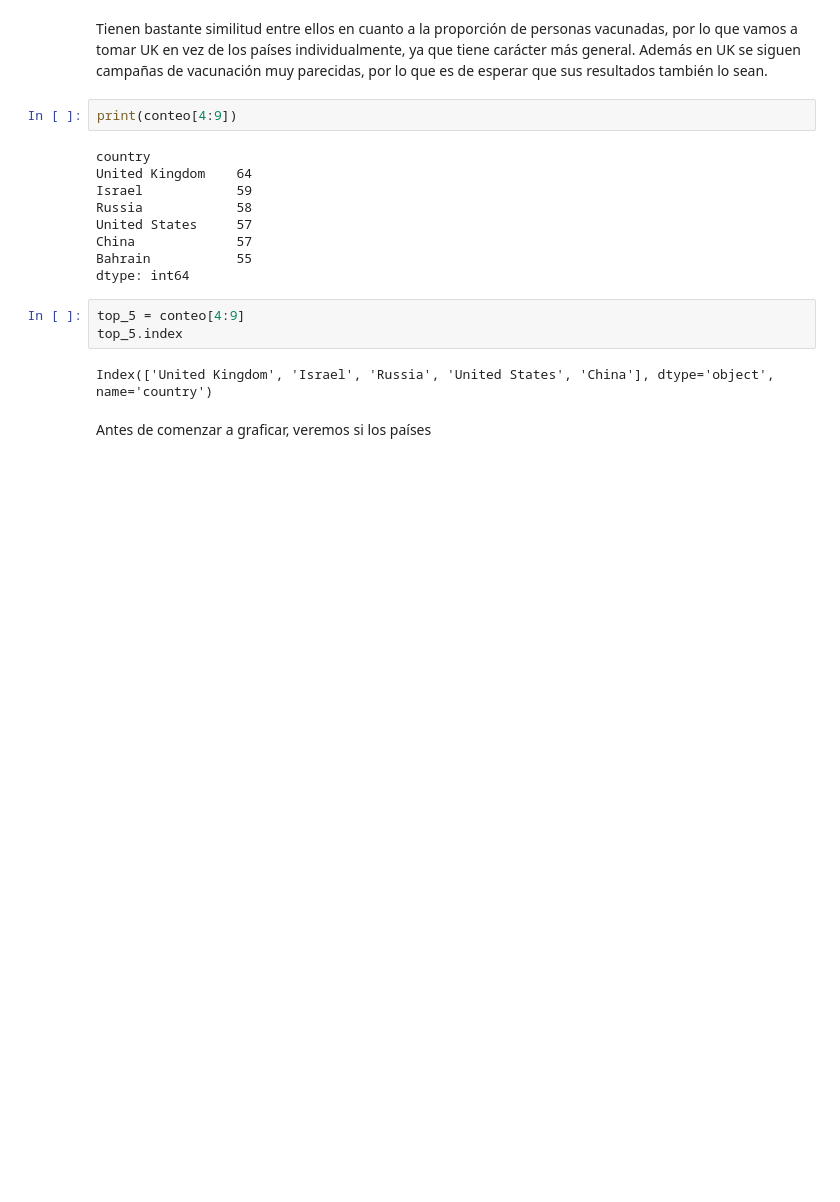
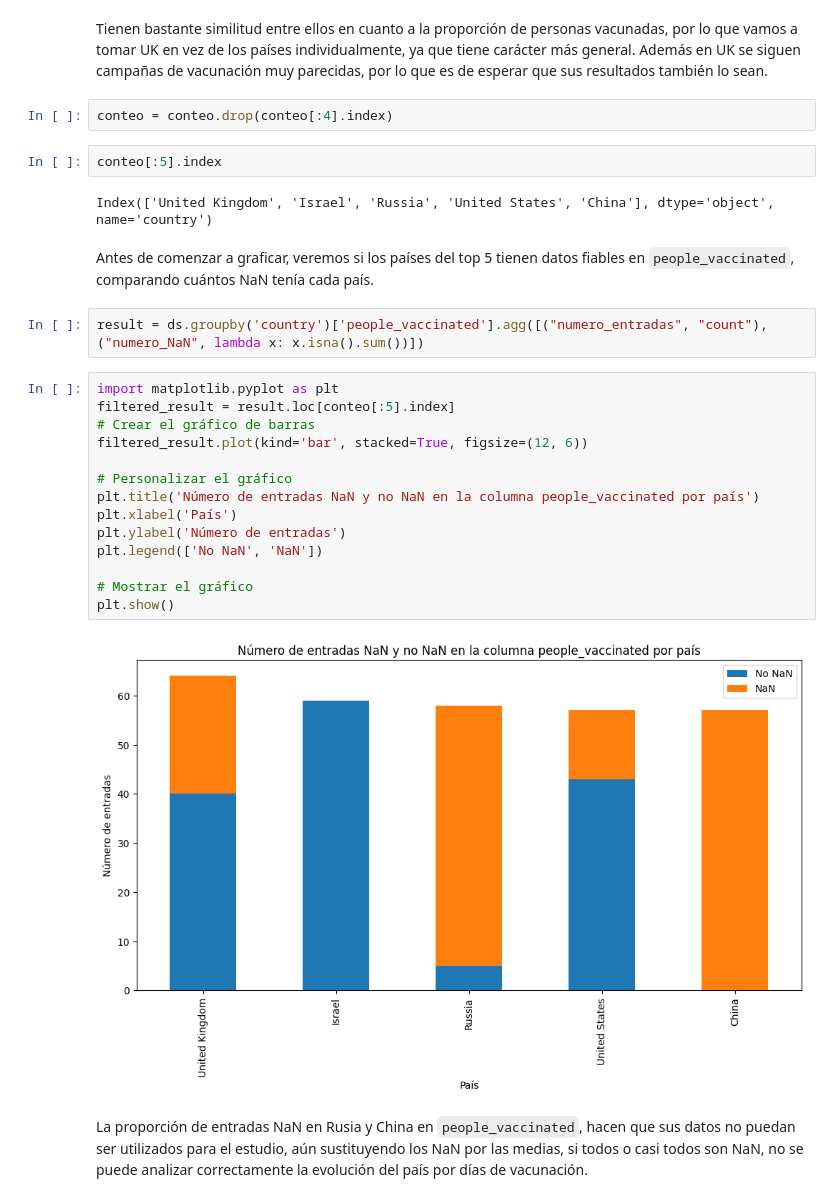
Before and after one commit to CeliaDiazSanchez/Data-Mining, a Jupyter notebook: LAB01_Ana_pruebas.ipynb, the cells around one changed output. Saved outputs shown, nothing was run; the diff lists cells and outputs as text; blank space fills up the shorter version.

Commit message:
casi acabado :D

```diff
--- a/LAB01_Ana_pruebas.ipynb
+++ b/LAB01_Ana_pruebas.ipynb
@@ -365,21 +365,31 @@ plt.show()
 [figure]
 # %% [markdown]
 Tienen bastante similitud entre ellos en cuanto a la proporción de personas vacunadas, por lo que vamos a tomar UK en vez de los países individualmente, ya que tiene carácter más general. Además en UK se siguen campañas de vacunación muy parecidas, por lo que es de esperar que sus resultados también lo sean.
-# %%
-print(conteo[4:9])
-# %% [output]
-country
-United Kingdom    64
-Israel            59
-Russia            58
-United States     57
-China             57
-Bahrain           55
-dtype: int64
 # %%
-top_5 = conteo[4:9]
-top_5.index
+conteo = conteo.drop(conteo[:4].index)
-# %% [output]
-Index(['United Kingdom', 'Israel', 'Russia', 'United States', 'China'], dtype='object', name='country')
+# %%
+conteo[:5].index
+# %% [output]
+Index(['United Kingdom', 'Israel', 'Russia', 'United States', 'China'], dtype='object', name='country')
 # %% [markdown]
-Antes de comenzar a graficar, veremos si los países
+Antes de comenzar a graficar, veremos si los países del top 5 tienen datos fiables en `people_vaccinated`, comparando cuántos NaN tenía cada país.
+# %%
+result = ds.groupby('country')['people_vaccinated'].agg([("numero_entradas", "count"), ("numero_NaN", lambda x: x.isna().sum())])
+# %%
+import matplotlib.pyplot as plt
+filtered_result = result.loc[conteo[:5].index]
+# Crear el gráfico de barras
+filtered_result.plot(kind='bar', stacked=True, figsize=(12, 6))
+
+# Personalizar el gráfico
+plt.title('Número de entradas NaN y no NaN en la columna people_vaccinated por país')
+plt.xlabel('País')
+plt.ylabel('Número de entradas')
+plt.legend(['No NaN', 'NaN'])
+
+# Mostrar el gráfico
+plt.show()
+# %% [output]
+[figure, added]
+# %% [markdown]
+La proporción de entradas NaN en Rusia y China en `people_vaccinated`, hacen que sus datos no puedan ser utilizados para el estudio, aún sustituyendo los NaN por las medias, si todos o casi todos son NaN, no se puede analizar correctamente la evolución del país por días de vacunación.
```
Also changed, not shown: parts of 10 cells of this notebook.
